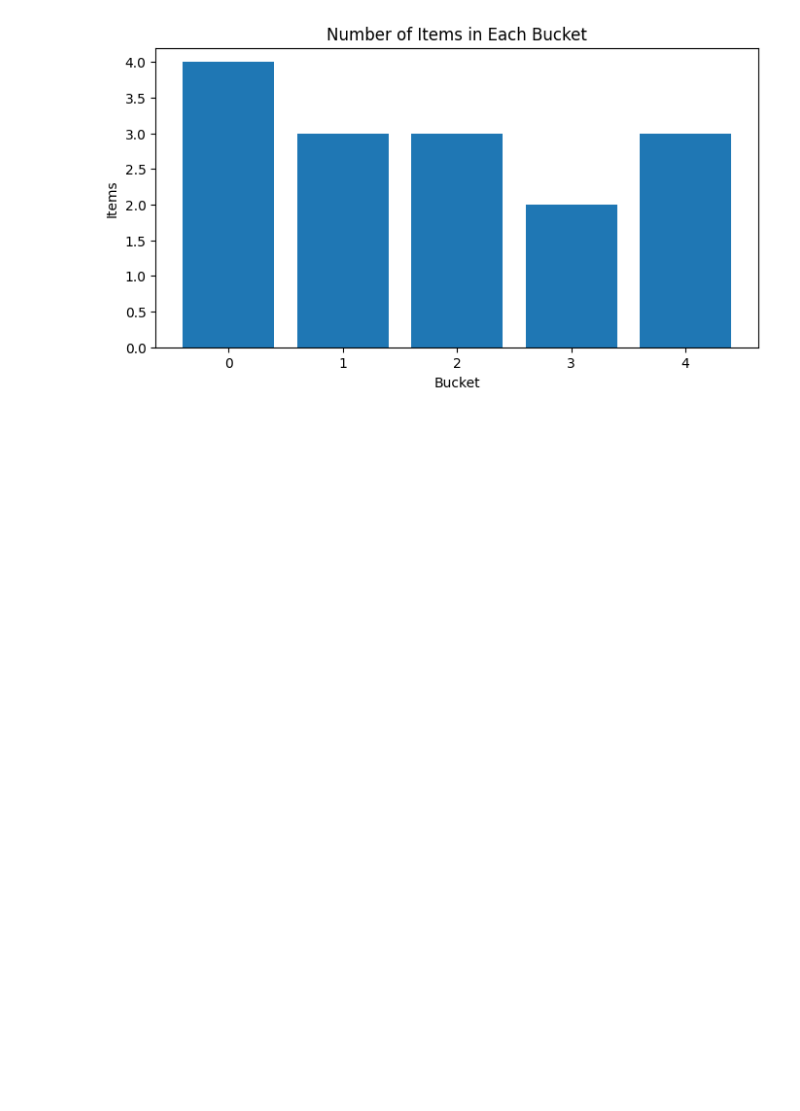
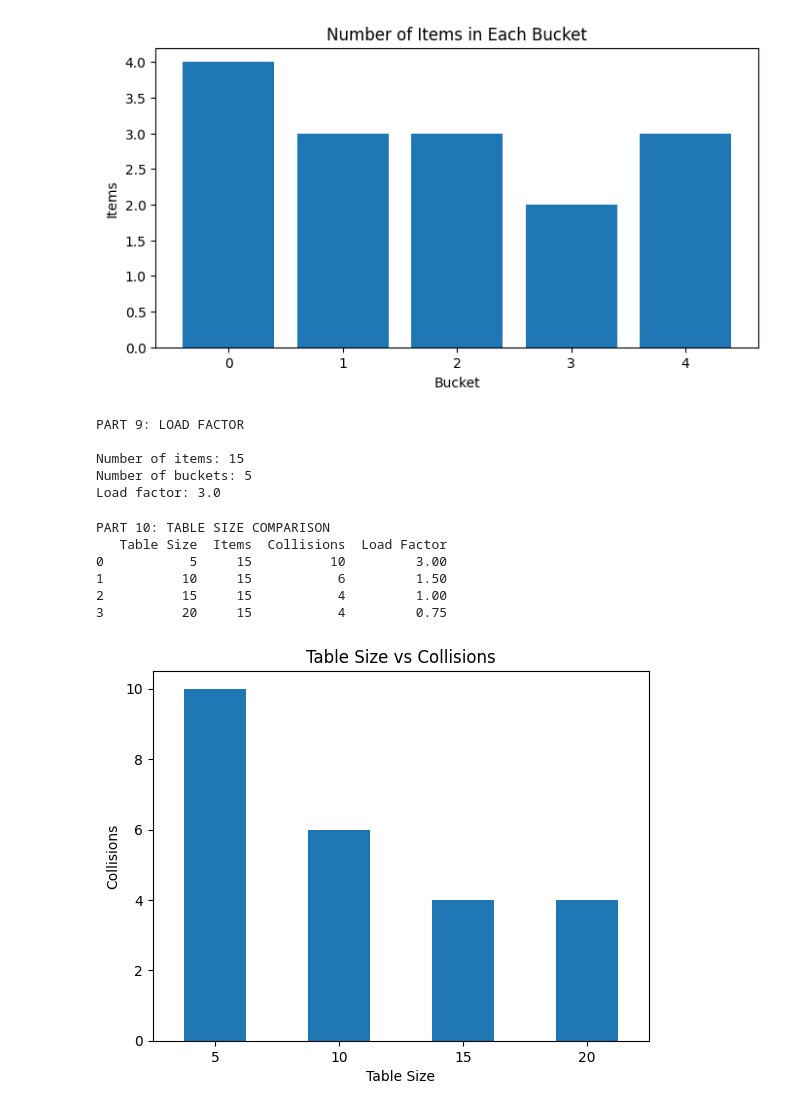
Before and after one commit to shivamkumar359/3rd-SEM-CLASS-CODES, a Jupyter notebook: PDS/W6/WEEK_6_PRACTICAL_SESSION.ipynb, the cells around one changed output. Saved outputs shown, nothing was run; the diff lists cells and outputs as text; code cells hidden in the pictures; blank space fills up the shorter version.

```diff
--- a/PDS/W6/WEEK_6_PRACTICAL_SESSION.ipynb
+++ b/PDS/W6/WEEK_6_PRACTICAL_SESSION.ipynb
@@ -246,3 +246,77 @@ plt.show()
 # %% [output]
 PART 8: BUCKET OCCUPANCY
 [figure]
+# %%
+# ------------------------------------------------------------
+# PART 9: UNDERSTAND LOAD FACTOR
+# Load factor = number of items / number of buckets
+# ------------------------------------------------------------
+
+print("PART 9: LOAD FACTOR\n")
+
+number_of_items = len(names)
+number_of_buckets = size
+
+load_factor = number_of_items / number_of_buckets
+
+print("Number of items:", number_of_items)
+print("Number of buckets:", number_of_buckets)
+print("Load factor:", round(load_factor, 2))
+# %% [output]
+PART 9: LOAD FACTOR
+
+Number of items: 15
+Number of buckets: 5
+Load factor: 3.0
+# %%
+# ------------------------------------------------------------
+# PART 10: COMPARE DIFFERENT TABLE SIZES
+# ------------------------------------------------------------
+
+print("\nPART 10: TABLE SIZE COMPARISON")
+
+sizes = [5, 10, 15, 20]
+results = []
+
+for current_size in sizes:
+    temp_table = [[] for _ in range(current_size)]
+    total_collisions = 0
+
+    for name in names:
+        bucket = hash_function(name, current_size)
+
+        if len(temp_table[bucket]) > 0:
+            total_collisions += 1
+
+        temp_table[bucket].append(name)
+
+    results.append({
+        "Table Size": current_size,
+        "Items": len(names),
+        "Collisions": total_collisions,
+        "Load Factor": len(names) / current_size
+    })
+
+comparison_df = pd.DataFrame(results)
+
+print(comparison_df)
+
+comparison_df.plot(
+    x="Table Size",
+    y="Collisions",
+    kind="bar",
+    legend=False
+)
+
+plt.title("Table Size vs Collisions")
+plt.ylabel("Collisions")
+plt.xticks(rotation=0)
+plt.show()
+# %% [output]
+PART 10: TABLE SIZE COMPARISON
+   Table Size  Items  Collisions  Load Factor
+0           5     15          10         3.00
+1          10     15           6         1.50
+2          15     15           4         1.00
+3          20     15           4         0.75
+[figure, added]
```
